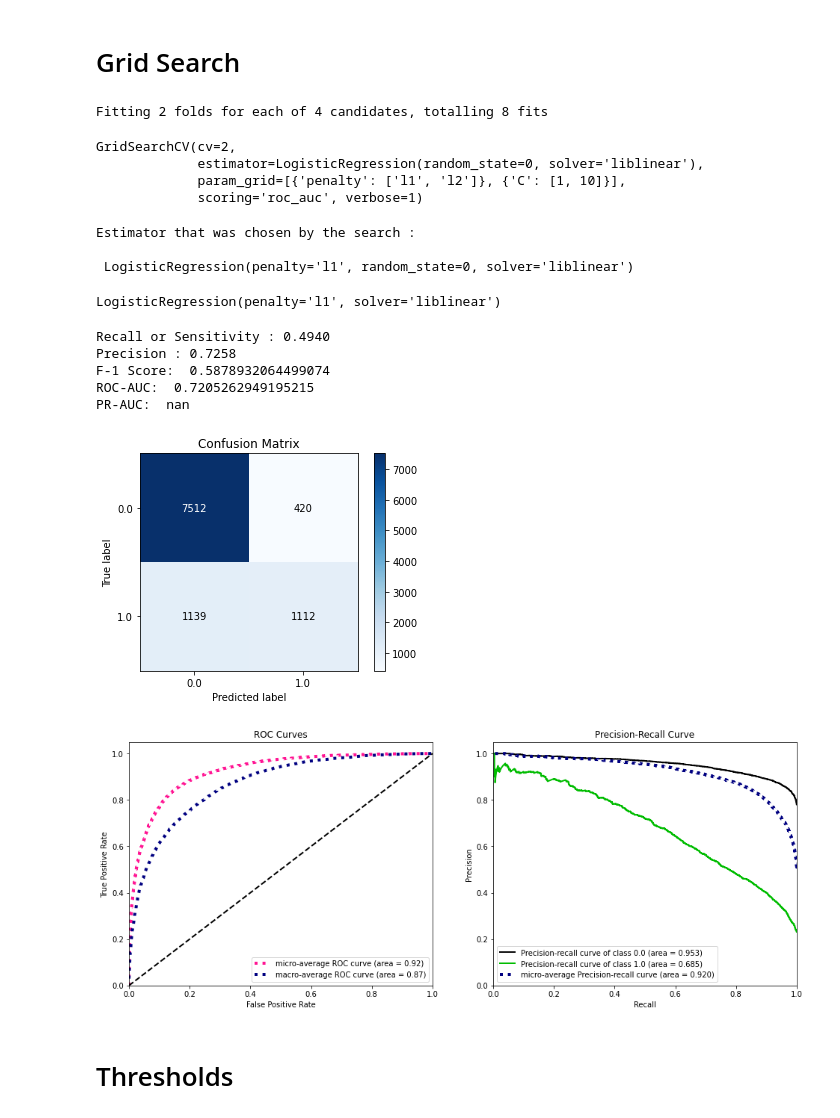
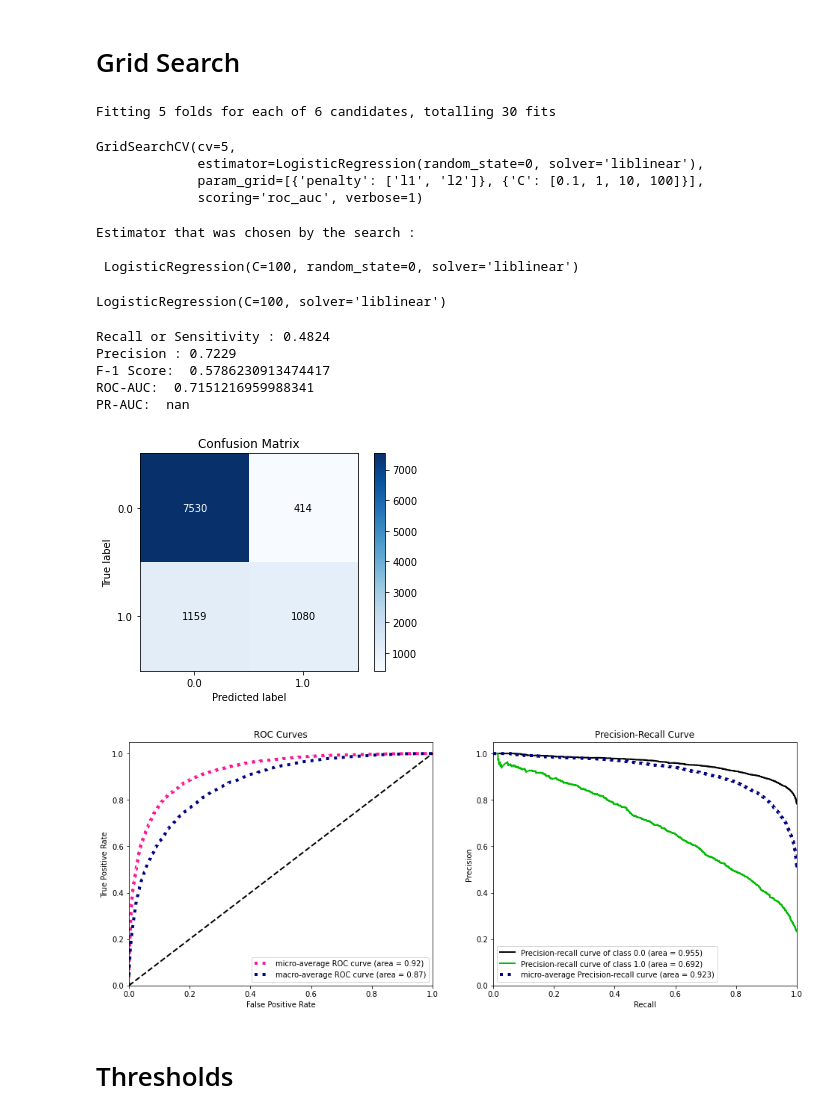
Before and after one commit to mherkhachatryan/Econometrics-Project, a Jupyter notebook: Modeling.ipynb, the cells around one changed output. Drawn from its saved outputs; the diff is of its cells as text; code cells hidden in the pictures.

Commit message:
grid search parameter space extended, new best model from grid search

```diff
--- a/Modeling.ipynb
+++ b/Modeling.ipynb
@@ -109,49 +111,49 @@ from sklearn.model_selection import GridSearchCV
 
 
 parameters = [{'penalty':['l1','l2']},
-              {'C':[1, 10]}]
+              {'C':[0.1, 1, 10, 100]}]
 
 
 
 grid_search = GridSearchCV(estimator = logreg,
                            param_grid = parameters,
                            scoring = 'roc_auc',
-                           cv = 2,
+                           cv = 5,
                            verbose=1)
 
 
 grid_search.fit(X_train, y_train)
 # %% [output]
-Fitting 2 folds for each of 4 candidates, totalling 8 fits
+Fitting 5 folds for each of 6 candidates, totalling 30 fits
-GridSearchCV(cv=2,
+GridSearchCV(cv=5,
              estimator=LogisticRegression(random_state=0, solver='liblinear'),
-             param_grid=[{'penalty': ['l1', 'l2']}, {'C': [1, 10]}],
+             param_grid=[{'penalty': ['l1', 'l2']}, {'C': [0.1, 1, 10, 100]}],
              scoring='roc_auc', verbose=1)
 # %%
 print('\n\nEstimator that was chosen by the search :','\n\n', grid_search.best_estimator_)
 # %% [output]
 Estimator that was chosen by the search :
 
- LogisticRegression(penalty='l1', random_state=0, solver='liblinear')
+ LogisticRegression(C=100, random_state=0, solver='liblinear')
 # %%
 best_model = LogisticRegression(**grid_search.best_params_, solver="liblinear")
 # %%
 best_model.fit(X_train, y_train)
 # %% [output]
-LogisticRegression(penalty='l1', solver='liblinear')
+LogisticRegression(C=100, solver='liblinear')
 # %%
 y_predict_best_proba_valid = best_model.predict_proba(X_valid)
 y_predic_best_valid = best_model.predict(X_valid)
 # %%
-show_metrics(y_valid, y_predic_best_valid, y_predict_proba_valid)
+show_metrics(y_valid, y_predic_best_valid, y_predict_best_proba_valid)
 # %% [output]
-Recall or Sensitivity : 0.4940
-Precision : 0.7258
-F-1 Score:  0.5878932064499074
-ROC-AUC:  0.7205262949195215
+Recall or Sensitivity : 0.4824
+Precision : 0.7229
+F-1 Score:  0.5786230913474417
+ROC-AUC:  0.7151216959988341
 PR-AUC:  nan
 [figure]
-[figure, old version]
+[figure, new version]
 # %% [markdown]
 # Thresholds
 # %%
```
Also changed, not shown: parts of 8 cells of this notebook.
